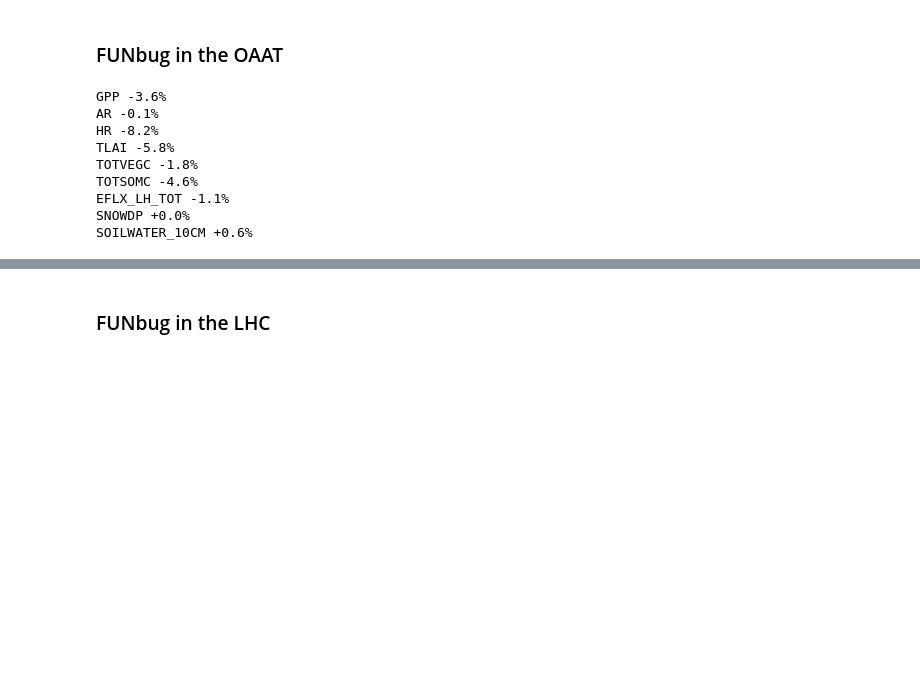
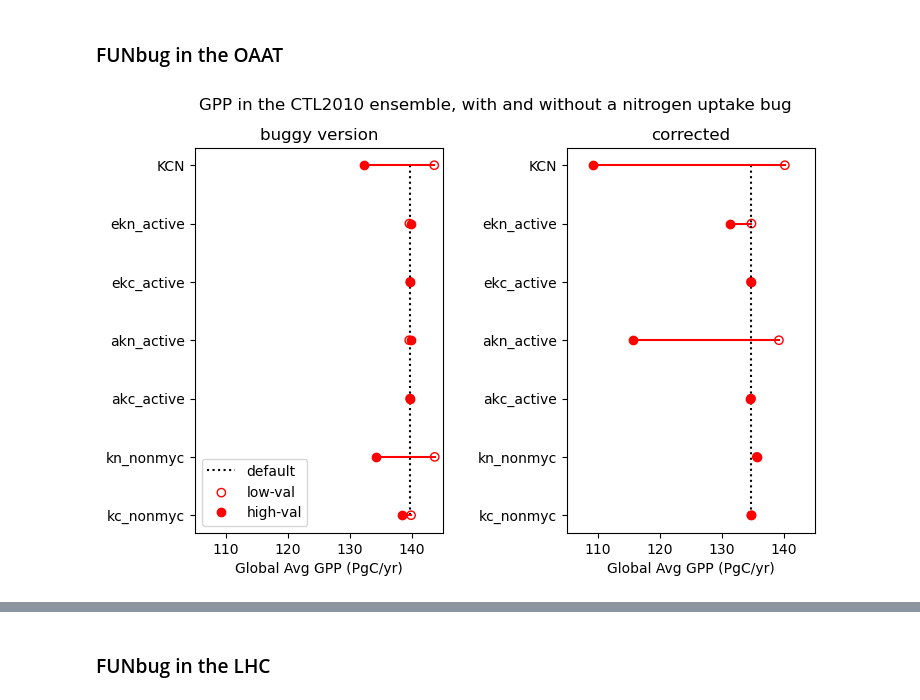
Before and after one commit to djk2120/oaat_clm5_ppe, a Jupyter notebook: pyth/FUNbug.ipynb, the cells around one changed output, grey strips where cells are left out. Saved outputs shown, nothing was run; the diff lists cells and outputs as text; code cells hidden in the pictures; blank space fills up the shorter version.

Commit message:
fun bug oaat

```diff
--- a/pyth/FUNbug.ipynb
+++ b/pyth/FUNbug.ipynb
@@ -50,17 +48,2 @@ ds=get_ds(files,['ens'],dvs=dvs)
-# %%
-for v in dvs:
-    x=gmean(amean(ds[v]),la).mean(dim='year')
-    dx=x[0]/x[1]
-    p=''
-    if dx>1:p='+'
-    print(v,p+str(np.round(100*dx.values-100,1))+'%')
-# %% [output]
-GPP -3.6%
-AR -0.1%
-HR -8.2%
-TLAI -5.8%
-TOTVEGC -1.8%
-TOTSOMC -4.6%
-EFLX_LH_TOT -1.1%
-SNOWDP +0.0%
-SOILWATER_10CM +0.6%
+# %%
+dvs=['GPP','AR','HR','NBP','NPP_NUPTAKE','TLAI','TOTVEGC','TOTSOMC','EFLX_LH_TOT','SNOWDP','SOILWATER_10CM']
@@ -66,0 +63,39 @@ SOILWATER_10CM +0.6%
+# %%
+#reading in the buggy dataset
+df=pd.read_csv('/glade/campaign/asp/djk2120/PPEn11/csvs/oaat.csv')
+files=[]
+for p in ds.param.values:
+    fs=[]
+    for m in ['min','max']:
+        if p=='default':m='default'
+        ix=(df.param==p)&(df.minmax==m)
+        k=df.key[ix].values[0]
+        fs.append(glob.glob(d+'*'+k+'*h0*')[0])
+    files.append(fs)
+ds0=get_ds(files,['param','minmax'],dvs=dvs)
+ds0['param']=ds.param
+ds0['minmax']=ds.minmax
+# %%
+#calculate parameter effect and plot
+cf=1e-9*24*60*60*365*la.sum()
+da=cf*gmean(amean(ds.GPP),la).mean(dim='year')
+da0=cf*gmean(amean(ds0.GPP),la).mean(dim='year')
+
+fig,axs=plt.subplots(1,2,figsize=[8,5])
+rank_plot(da0,7,ax=axs[0],sortby='none')
+axs[0].set_xlim([105,145])
+axs[0].legend(loc=3)
+rank_plot(da,7,ax=axs[1],sortby='none')
+axs[1].set_xlim([105,145])
+
+
+ts=['buggy version','corrected']
+for ax,t in zip(axs,ts):
+    ax.set_xlabel('Global Avg GPP (PgC/yr)')
+    ax.set_title(t)
+
+plt.subplots_adjust(wspace=0.5)
+fig.suptitle('GPP in the CTL2010 ensemble, with and without a nitrogen uptake bug');
+plt.savefig('../figs/supp/funbug.png',dpi=300,bbox_inches='tight')
+# %% [output]
+[figure, added]
```
Also changed, not shown: parts of 7 cells of this notebook.
